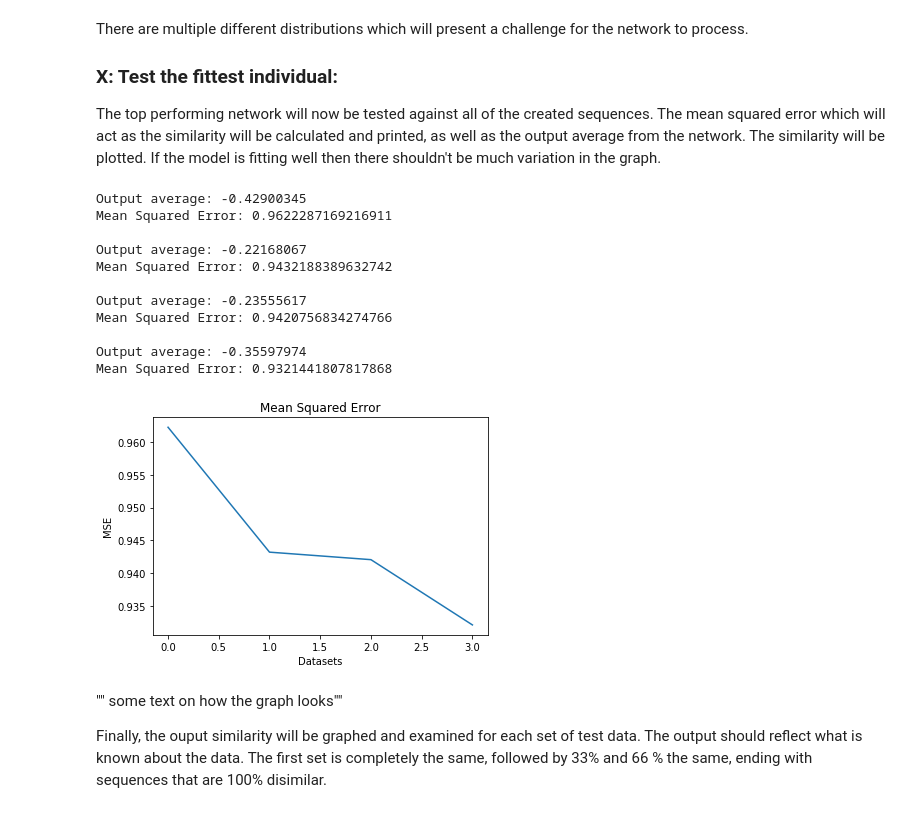
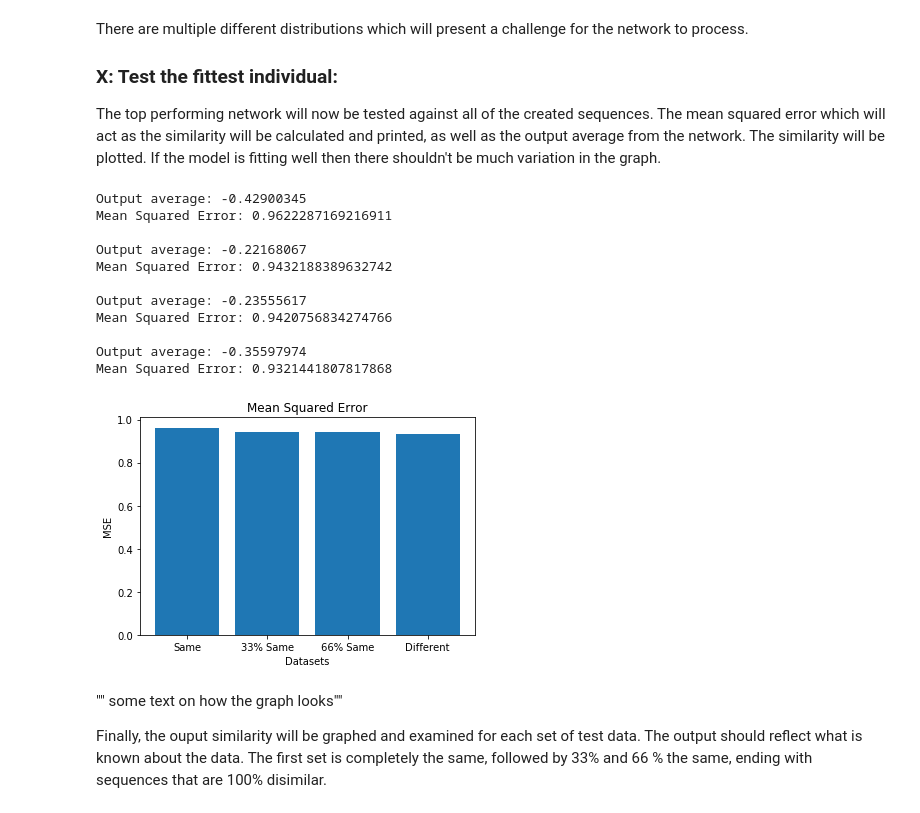
Before and after one commit to christophersanchez/DataScience, a Jupyter notebook: Thinkful/Unit6/Neuroevolution_DNA_Sequence_Comparison_Using_GA_Trained_Recurrent_Neural_Network.ipynb, the cells around one changed output. Cells and saved outputs as stored; diff of their text form; code cells hidden in the pictures.

```diff
--- a/Thinkful/Unit6/Neuroevolution_DNA_Sequence_Comparison_Using_GA_Trained_Recurrent_Neural_Network.ipynb
+++ b/Thinkful/Unit6/Neuroevolution_DNA_Sequence_Comparison_Using_GA_Trained_Recurrent_Neural_Network.ipynb
@@ -292,7 +293,9 @@ for run in range(1):
     rate = 0.5
     split = 10
     # create the data shuffling it each run.
-    comparison, similarity_array = create_dna_array(dna_basepairs[:150000], dna_basepairs[5000:155000], 50)
+    comparison, similarity_array = create_dna_array(dna_basepairs[:150000],
+                                                    dna_basepairs[5000:155000], 50)
+
     comparison = keras.utils.normalize(comparison, axis=1, order=2)
     X_train, X_test, y_train, y_test = train_test_split(comparison,
                                                         similarity_array,
@@ -524,34 +527,35 @@ The top performing network will now be tested against all of the created sequenc
 # %%
 graph_output = []
 graph_mse = []
 # run the best network on the test data to test for consistency.
 for x in range(4):
     y_pred = network_population[0].predict(comparison_tests[x])
     m_s_e = mse(similarity_tests[x], y_pred)
     graph_output.append(y_pred)
     graph_mse.append(m_s_e)
     print('Output average:', y_pred.mean())
     print('Mean Squared Error:', m_s_e, '\n')
 
 #graph the mean squared error of the output on the test data
-plt.plot(graph_mse)
+plt.bar(range(len(graph_mse)), graph_mse, width=0.8, align='edge')
 plt.title('Mean Squared Error')
 plt.xlabel('Datasets')
 plt.ylabel('MSE')
+plt.xticks(np.arange(4) + 0.4, ('Same', '33% Same', '66% Same', 'Different'))
 plt.show()
 # %% [output]
 Output average: -0.42900345
 Mean Squared Error: 0.9622287169216911
 
 Output average: -0.22168067
 Mean Squared Error: 0.9432188389632742
 
 Output average: -0.23555617
 Mean Squared Error: 0.9420756834274766
 
 Output average: -0.35597974
 Mean Squared Error: 0.9321441807817868
-[figure, old version]
+[figure, new version]
 # %% [markdown]
 "" some text on how the graph looks""
 
```
Also changed, not shown: parts of 5 cells of this notebook.
